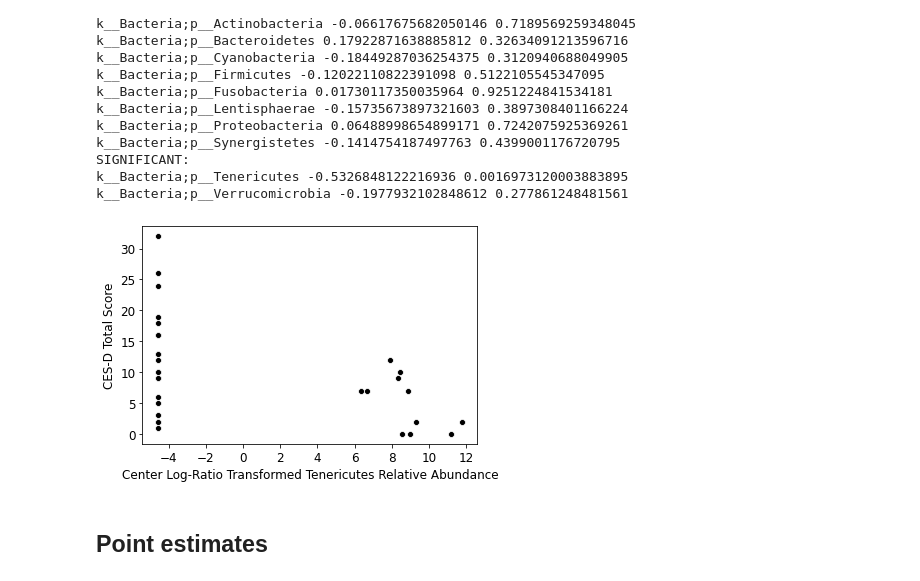
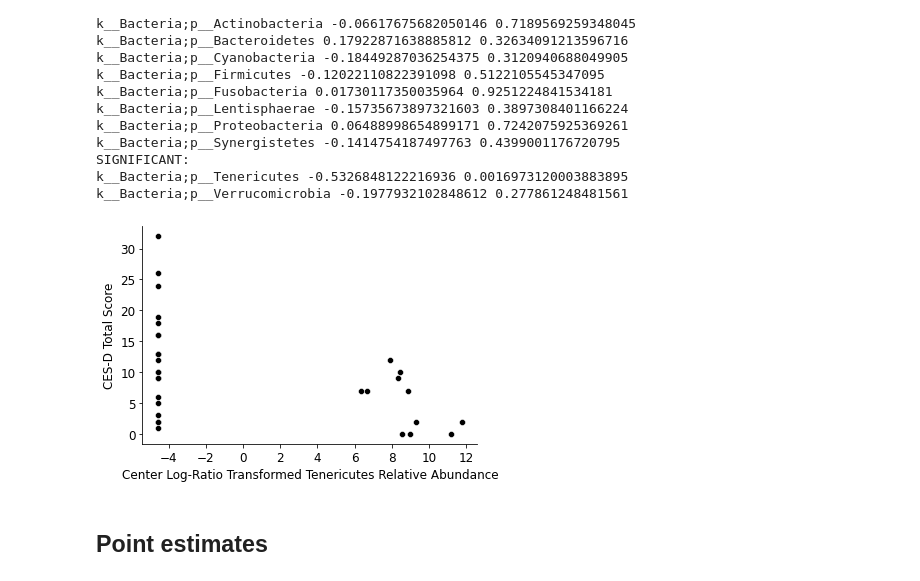
Before and after one commit to sterrettJD/Chemobrain, a Jupyter notebook: Final figs and additional analyses.ipynb, the cells around one changed output. Saved outputs shown, nothing was run; the diff lists cells and outputs as text; code cells hidden in the pictures.

Commit message:
update more plots

```diff
--- a/Final figs and additional analyses.ipynb
+++ b/Final figs and additional analyses.ipynb
@@ -671,16 +671,24 @@ k__Bacteria;p__Verrucomicrobia -0.1977932102848612 0.277861248481561
 # %%
 font = {'size'   : 12}
 matplotlib.rc('font', **font)
 
 ax = sns.scatterplot(x=clr(L2["k__Bacteria;p__Tenericutes"].apply(lambda x: x+0.00000001)),
                     y=metadata["Updated CES-D"].reindex_like(L2),
                     color=["black"])
 
 ax.set(xlabel="Center Log-Ratio Transformed Tenericutes Relative Abundance",
        ylabel="CES-D Total Score")
+
+ax.spines["top"].set_visible(False)
+ax.spines["right"].set_visible(False)
+
+#plt.savefig("reanalysis-2/Figures/FACT-Cog-PCoA-final.pdf")
+#plt.savefig("reanalysis-2/Figures/FACT-Cog-PCoA-final.png")
+
+
 plt.show()
 # %% [output]
-[figure, old version]
+[figure, new version]
 # %% [markdown]
 ## Point estimates
 # %%
```
Also changed, not shown: parts of 2 cells of this notebook.
